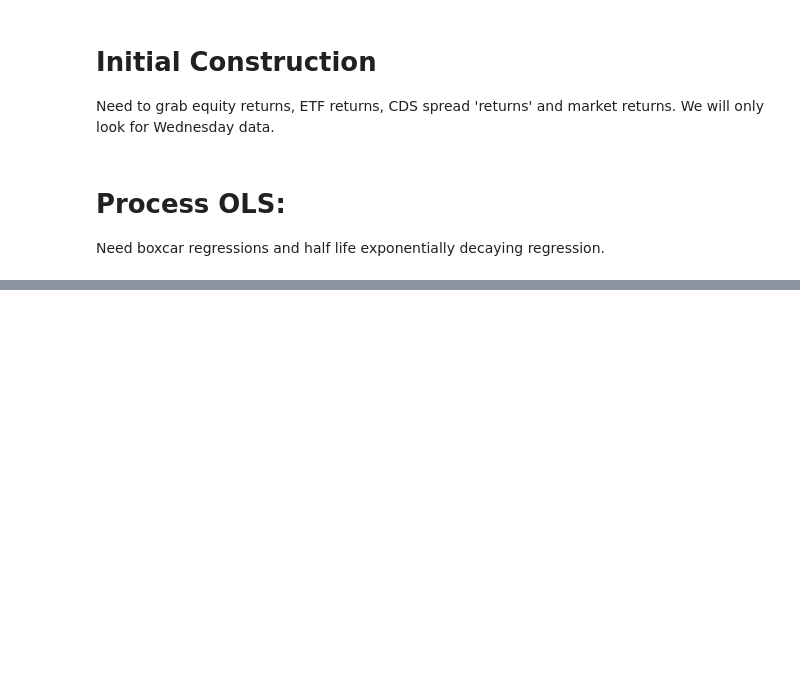
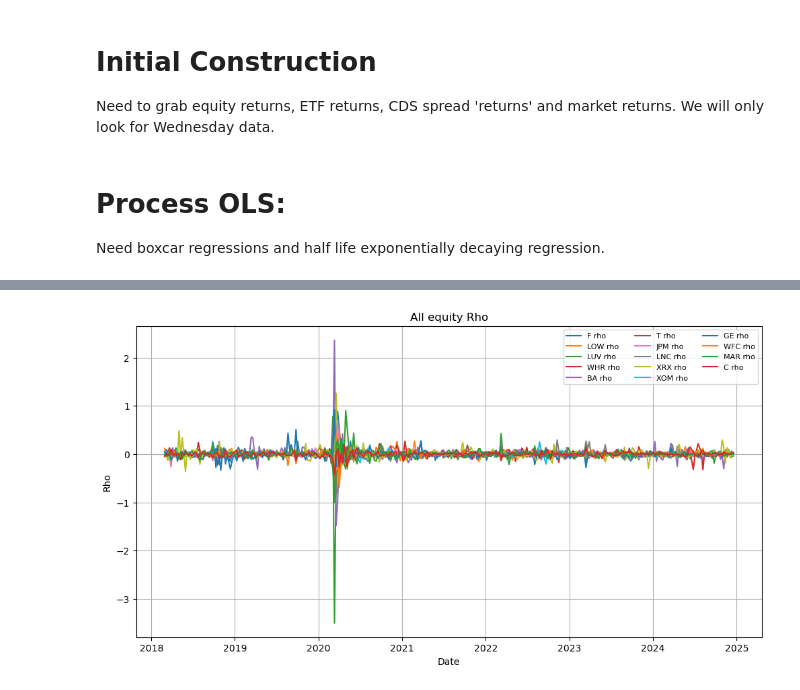
Before and after one commit to vinnyyx/QTS-2025, a Jupyter notebook: CDS trading strats/cds hw6.ipynb, the cells around one changed output, grey strips where cells are left out. Saved outputs shown, nothing was run; the diff lists cells and outputs as text; code cells hidden in the pictures; blank space fills up the shorter version.

```diff
--- a/CDS trading strats/cds hw6.ipynb
+++ b/CDS trading strats/cds hw6.ipynb
@@ -326,0 +521,17 @@ ValueError: Need to specify at least one of 'labels', 'index' or 'columns'
+# %%
+fin_df = process_model_ret(eq_ret_df, cds_ret_df, 0.10, factor=10)
+# %%
+plt.figure(figsize=(12, 6))
+
+for eq_name in eq_set:
+    col_name = f'{eq_name} rho'
+    y = fin_df[col_name]
+    plt.plot(fin_df.index, y, label=col_name)
+
+plt.xlabel("Date")
+plt.ylabel("Rho")
+plt.title("All equity Rho")
+plt.legend(ncol=3, fontsize=8, loc="upper right")  # Adjust legend size for clarity
+plt.grid(True)
+# %% [output]
+[figure, added]
```
Also changed, not shown: parts of 17 cells of this notebook.
